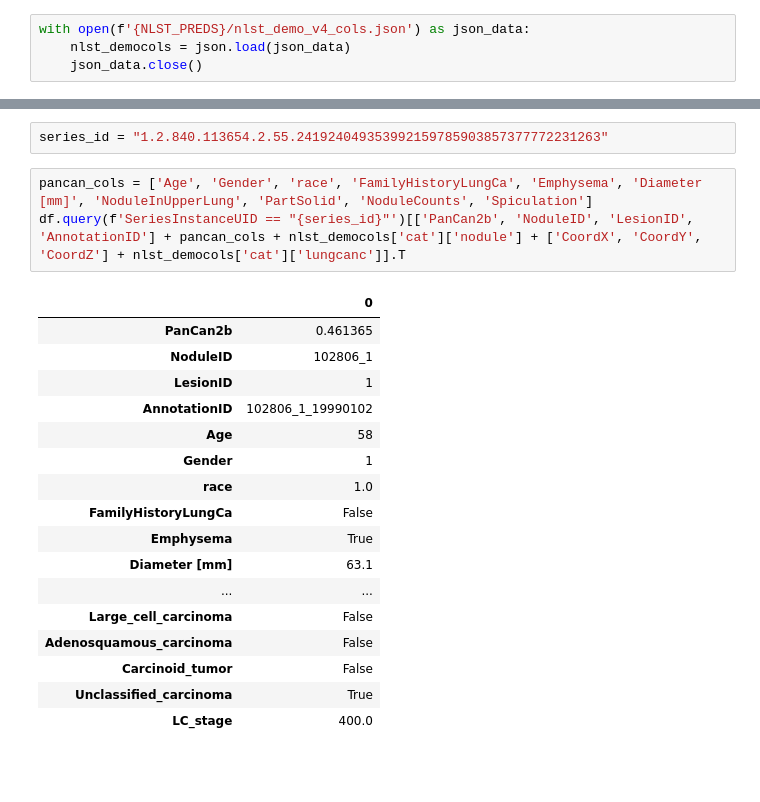
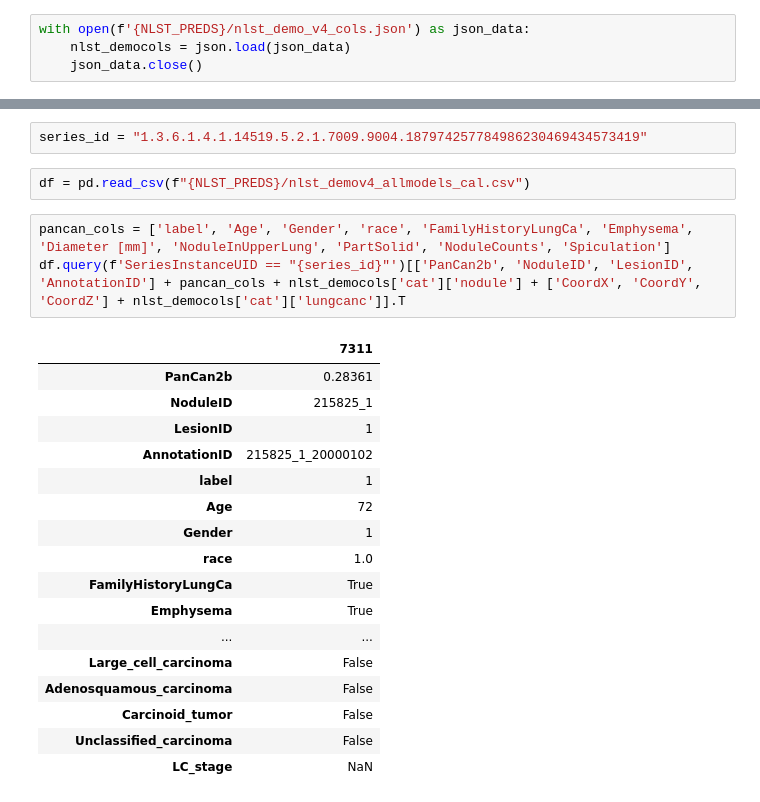
Before and after one commit to DIAGNijmegen/bodyct-lung-malignancy-fairness, a Jupyter notebook: transform_attentions/sybil_info_lookup.ipynb, the cells around one changed output, grey strips where cells are left out. Saved outputs shown, nothing was run; the diff lists cells and outputs as text; blank space fills up the shorter version.

```diff
--- a/transform_attentions/sybil_info_lookup.ipynb
+++ b/transform_attentions/sybil_info_lookup.ipynb
@@ -149,23 +149,25 @@ for i, series_id in enumerate(series_list):
-# %%
-series_id = "1.2.840.113654.2.55.241924049353992159785903857377772231263"
+# %%
+series_id = "1.3.6.1.4.1.14519.5.2.1.7009.9004.187974257784986230469434573419"
+# %%
+df = pd.read_csv(f"{NLST_PREDS}/nlst_demov4_allmodels_cal.csv")
 # %%
-pancan_cols = ['Age', 'Gender', 'race', 'FamilyHistoryLungCa', 'Emphysema', 'Diameter [mm]', 'NoduleInUpperLung', 'PartSolid', 'NoduleCounts', 'Spiculation']
+pancan_cols = ['label', 'Age', 'Gender', 'race', 'FamilyHistoryLungCa', 'Emphysema', 'Diameter [mm]', 'NoduleInUpperLung', 'PartSolid', 'NoduleCounts', 'Spiculation']
 df.query(f'SeriesInstanceUID == "{series_id}"')[['PanCan2b', 'NoduleID', 'LesionID', 'AnnotationID'] + pancan_cols + nlst_democols['cat']['nodule'] + ['CoordX', 'CoordY', 'CoordZ'] + nlst_democols['cat']['lungcanc']].T
 # %% [output]
-|  | 0 |
-| PanCan2b | 0.461365 |
-| NoduleID | 102806_1 |
+|  | 7311 |
+| PanCan2b | 0.28361 |
+| NoduleID | 215825_1 |
 | LesionID | 1 |
-| AnnotationID | 102806_1_19990102 |
-| Age | 58 |
+| AnnotationID | 215825_1_20000102 |
+| label | 1 |
+| Age | 72 |
 | Gender | 1 |
 | race | 1.0 |
-| FamilyHistoryLungCa | False |
+| FamilyHistoryLungCa | True |
 | Emphysema | True |
-| Diameter [mm] | 63.1 |
 | ... | ... |
 | Large_cell_carcinoma | False |
 | Adenosquamous_carcinoma | False |
 | Carcinoid_tumor | False |
-| Unclassified_carcinoma | True |
-| LC_stage | 400.0 |
+| Unclassified_carcinoma | False |
+| LC_stage | NaN |
```
Also changed, not shown: parts of 5 cells of this notebook, 1 other file.
